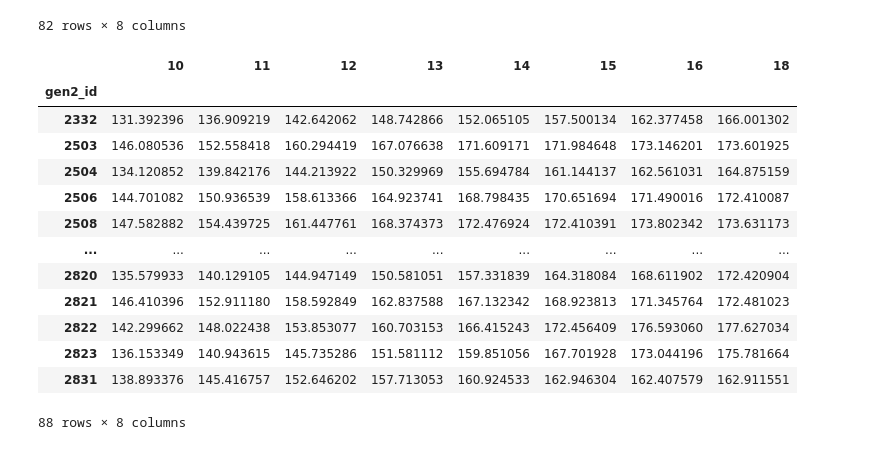
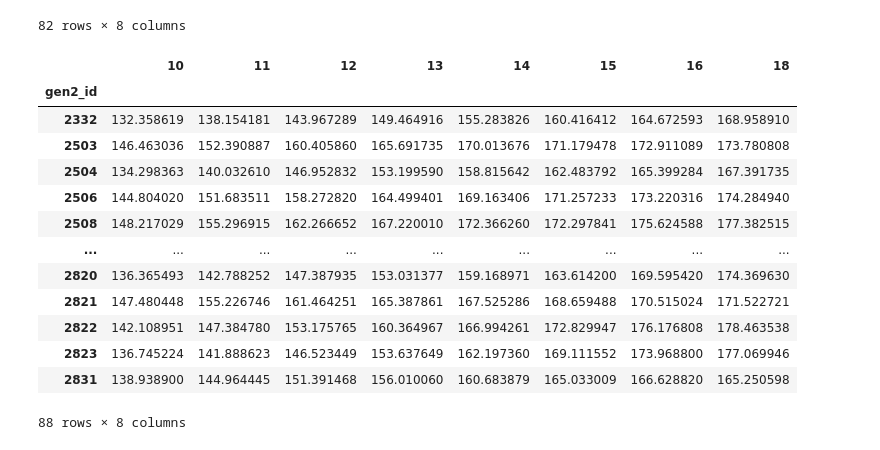
Before and after one commit to anyxling/usf-adml-project, a Jupyter notebook: task1.ipynb, the cells around one changed output. Drawn from its saved outputs; the diff is of its cells as text; code cells hidden in the pictures.

Commit message:
trained model on all data and generated predictions

```diff
--- a/task1.ipynb
+++ b/task1.ipynb
@@ -961,0 +910,12 @@ Inference complete. Predictions:
+# %%
+x_full = pd.concat([x_train_gender_filled, x_val_gender_filled, x_test_gender_filled])
+y_full = pd.concat([y_train_imputed_df, y_val_imputed_df, y_test_imputed_df])
+
+xgb_model_full = MultiOutputRegressor(XGBRegressor(**best_params_xgb, objective='reg:squarederror', eval_metric='mae', random_state=13))
+xgb_model_full.fit(x_full, y_full)
+
+lgb_model_full = MultiOutputRegressor(lgb.LGBMRegressor(**best_params_lgb, random_state=13, verbose=-1))
+lgb_model_full.fit(x_full, y_full)
+
+rf_model_full = MultiOutputRegressor(RandomForestRegressor(**best_params_rf, random_state=13))
+rf_model_full.fit(x_full, y_full)
@@ -962,2 +928,13 @@ Inference complete. Predictions:
+# %%
+pred_xgb_final = xgb_model_full.predict(test_gender_filled)
+pred_lgb_final = lgb_model_full.predict(test_gender_filled)
+pred_rf_final = rf_model_full.predict(test_gender_filled)
+
+ensemble_pred_final = (pred_xgb_final + pred_lgb_final + pred_rf_final) / 3.0
 # %% [markdown]
 ### Prepare for output
+# %%
+# np.array to dataframe
+df = pd.DataFrame(ensemble_pred_final, columns=y_cols)
+df.set_index(merged_test.index, inplace=True)
+df
@@ -964,6 +956,6 @@ Inference complete. Predictions:
 # %%
 # check the required format
-template = pd.read_csv('gen2_test_solution_template.csv')
+template = pd.read_csv('../final_proj/gen2_test_solution_template.csv')
 template
 # %% [output]
 |  | gen2id_age | SHgt_cm |
@@ -1004,23 +996,23 @@ template_wide
 | 2831 | 150.0 | 150.0 | 150.0 | 150.0 | 150.0 | 150.0 | 150.0 | 150.0 |
 82 rows × 8 columns
 # %%
-# change the column names of my y_pred_test to match template
-y_pred_test.columns = template_wide.columns
-y_pred_test
+# change the column names of my predictions to match template
+df.columns = template_wide.columns
+df
 # %% [output]
 |  | 10 | 11 | 12 | 13 | 14 | 15 | 16 | 18 |
 | gen2_id |  |  |  |  |  |  |  |  |
-| 2332 | 131.392396 | 136.909219 | 142.642062 | 148.742866 | 152.065105 | 157.500134 | 162.377458 | 166.001302 |
-| 2503 | 146.080536 | 152.558418 | 160.294419 | 167.076638 | 171.609171 | 171.984648 | 173.146201 | 173.601925 |
-| 2504 | 134.120852 | 139.842176 | 144.213922 | 150.329969 | 155.694784 | 161.144137 | 162.561031 | 164.875159 |
-| 2506 | 144.701082 | 150.936539 | 158.613366 | 164.923741 | 168.798435 | 170.651694 | 171.490016 | 172.410087 |
-| 2508 | 147.582882 | 154.439725 | 161.447761 | 168.374373 | 172.476924 | 172.410391 | 173.802342 | 173.631173 |
+| 2332 | 132.358619 | 138.154181 | 143.967289 | 149.464916 | 155.283826 | 160.416412 | 164.672593 | 168.958910 |
+| 2503 | 146.463036 | 152.390887 | 160.405860 | 165.691735 | 170.013676 | 171.179478 | 172.911089 | 173.780808 |
+| 2504 | 134.298363 | 140.032610 | 146.952832 | 153.199590 | 158.815642 | 162.483792 | 165.399284 | 167.391735 |
+| 2506 | 144.804020 | 151.683511 | 158.272820 | 164.499401 | 169.163406 | 171.257233 | 173.220316 | 174.284940 |
+| 2508 | 148.217029 | 155.296915 | 162.266652 | 167.220010 | 172.366260 | 172.297841 | 175.624588 | 177.382515 |
 | ... | ... | ... | ... | ... | ... | ... | ... | ... |
-| 2820 | 135.579933 | 140.129105 | 144.947149 | 150.581051 | 157.331839 | 164.318084 | 168.611902 | 172.420904 |
-| 2821 | 146.410396 | 152.911180 | 158.592849 | 162.837588 | 167.132342 | 168.923813 | 171.345764 | 172.481023 |
-| 2822 | 142.299662 | 148.022438 | 153.853077 | 160.703153 | 166.415243 | 172.456409 | 176.593060 | 177.627034 |
-| 2823 | 136.153349 | 140.943615 | 145.735286 | 151.581112 | 159.851056 | 167.701928 | 173.044196 | 175.781664 |
-| 2831 | 138.893376 | 145.416757 | 152.646202 | 157.713053 | 160.924533 | 162.946304 | 162.407579 | 162.911551 |
+| 2820 | 136.365493 | 142.788252 | 147.387935 | 153.031377 | 159.168971 | 163.614200 | 169.595420 | 174.369630 |
+| 2821 | 147.480448 | 155.226746 | 161.464251 | 165.387861 | 167.525286 | 168.659488 | 170.515024 | 171.522721 |
+| 2822 | 142.108951 | 147.384780 | 153.175765 | 160.364967 | 166.994261 | 172.829947 | 176.176808 | 178.463538 |
+| 2823 | 136.745224 | 141.888623 | 146.523449 | 153.637649 | 162.197360 | 169.111552 | 173.968800 | 177.069946 |
+| 2831 | 138.938900 | 144.964445 | 151.391468 | 156.010060 | 160.683879 | 165.033009 | 166.628820 | 165.250598 |
 88 rows × 8 columns
 # %%
 # update the template with the predictions
```
Also changed, not shown: parts of 16 cells of this notebook.
